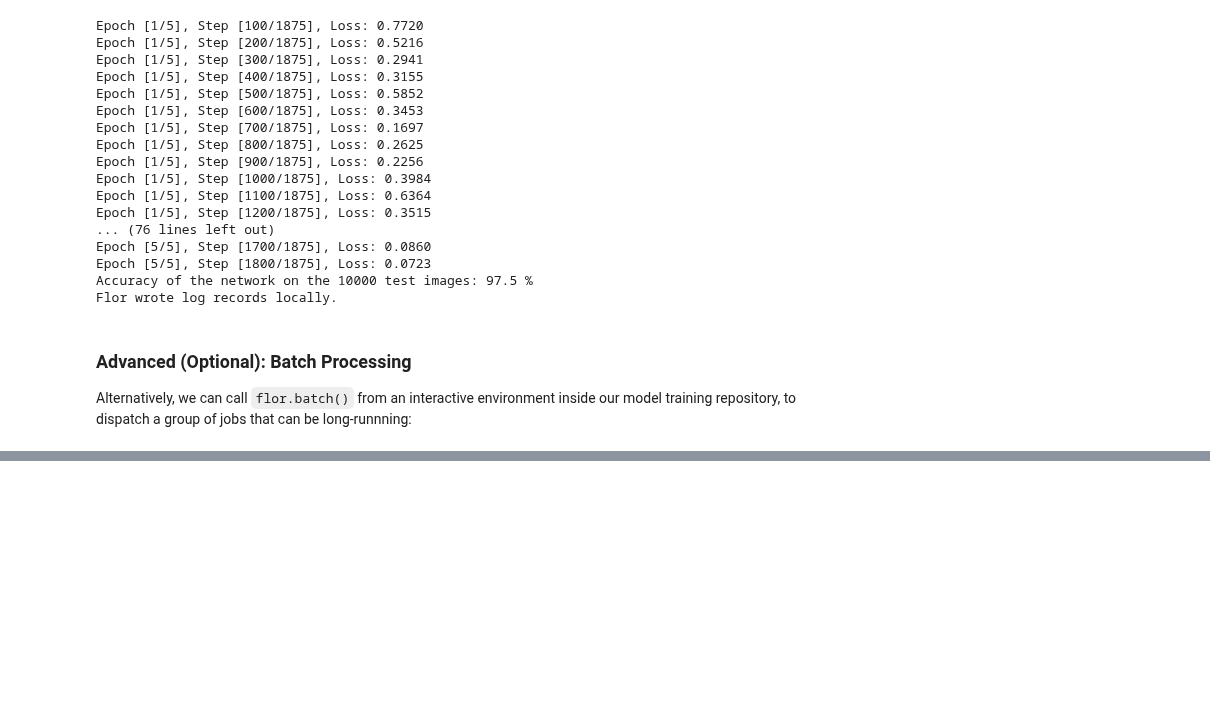
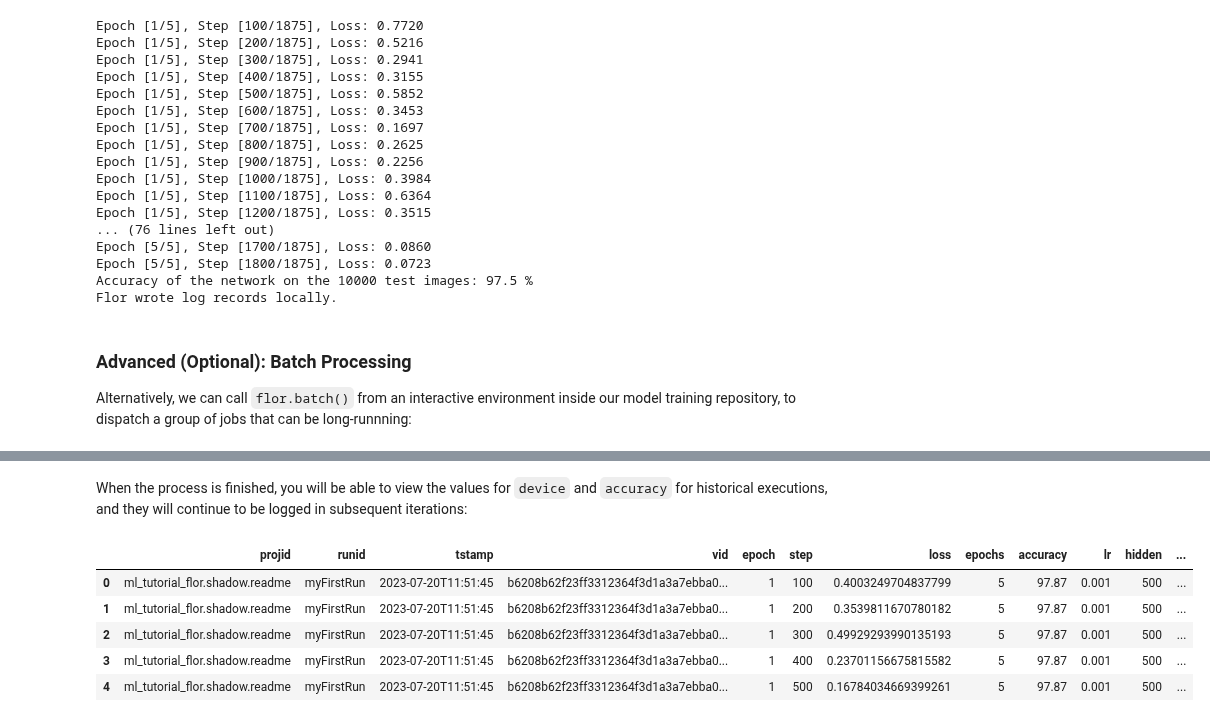
Before and after one commit to ucbrise/flor, a Jupyter notebook: tutorial.ipynb, the cells around one changed output, grey strips where cells are left out. Saved outputs shown, nothing was run; the diff lists cells and outputs as text; code cells hidden in the pictures; blank space fills up the shorter version.

```diff
--- a/tutorial.ipynb
+++ b/tutorial.ipynb
@@ -77,0 +290,13 @@ flor.batch(jobs)
+# %% [markdown]
+When the process is finished, you will be able to view the values for `device` and `accuracy` for historical executions, and they will continue to be logged in subsequent iterations:
+# %%
+from flor import full_pivot, log_records
+df = full_pivot(log_records())
+df.head()
+# %% [output]
+|  | projid | runid | tstamp | vid | epoch | step | loss | epochs | accuracy | lr | hidden | ... |
+| 0 | ml_tutorial_flor.shadow.readme | myFirstRun | 2023-07-20T11:51:45 | b6208b62f23ff3312364f3d1a3a7ebba0... | 1 | 100 | 0.4003249704837799 | 5 | 97.87 | 0.001 | 500 | ... |
+| 1 | ml_tutorial_flor.shadow.readme | myFirstRun | 2023-07-20T11:51:45 | b6208b62f23ff3312364f3d1a3a7ebba0... | 1 | 200 | 0.3539811670780182 | 5 | 97.87 | 0.001 | 500 | ... |
+| 2 | ml_tutorial_flor.shadow.readme | myFirstRun | 2023-07-20T11:51:45 | b6208b62f23ff3312364f3d1a3a7ebba0... | 1 | 300 | 0.49929293990135193 | 5 | 97.87 | 0.001 | 500 | ... |
+| 3 | ml_tutorial_flor.shadow.readme | myFirstRun | 2023-07-20T11:51:45 | b6208b62f23ff3312364f3d1a3a7ebba0... | 1 | 400 | 0.23701156675815582 | 5 | 97.87 | 0.001 | 500 | ... |
+| 4 | ml_tutorial_flor.shadow.readme | myFirstRun | 2023-07-20T11:51:45 | b6208b62f23ff3312364f3d1a3a7ebba0... | 1 | 500 | 0.16784034669399261 | 5 | 97.87 | 0.001 | 500 | ... |
```
Also changed, not shown: parts of 27 cells of this notebook, 1 other file.
